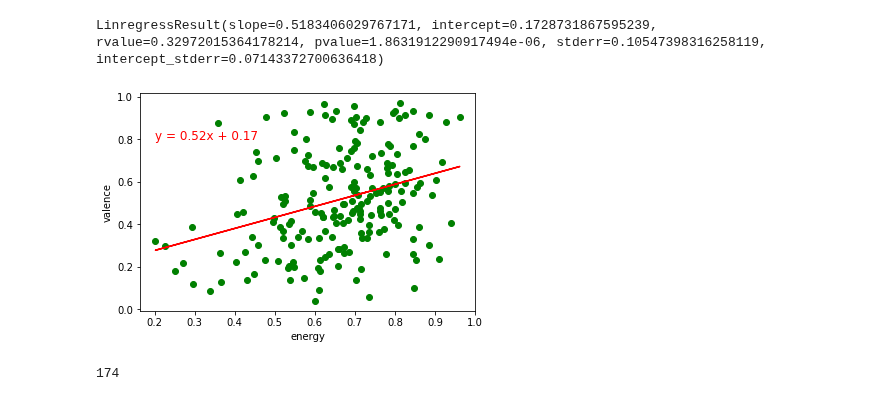
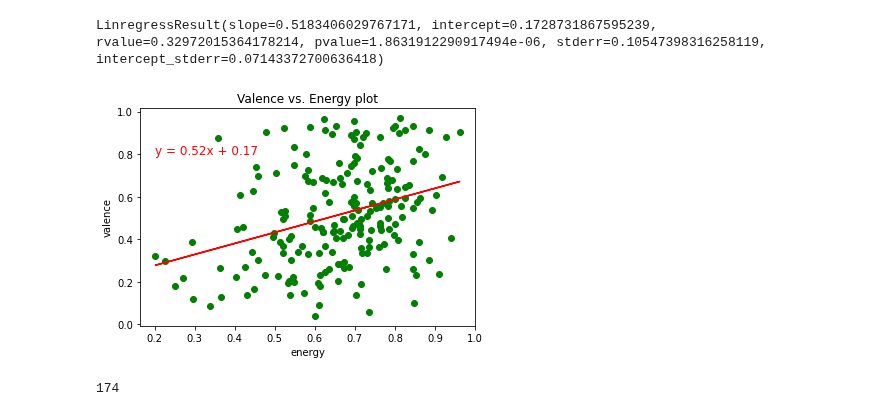
Before and after one commit to mbruns13/project_1_spotify, a Jupyter notebook: slone_spotify.ipynb, the cells around one changed output. Cells and saved outputs as stored; diff of their text form; code cells hidden in the pictures.

```diff
--- a/slone_spotify.ipynb
+++ b/slone_spotify.ipynb
@@ -243,29 +244,31 @@ enval_regress
 # %% [output]
 LinregressResult(slope=0.5183406029767171, intercept=0.1728731867595239, rvalue=0.32972015364178214, pvalue=1.8631912290917494e-06, stderr=0.10547398316258119, intercept_stderr=0.07143372700636418)
 # %%
-#plot valence and energy variables with best fit line, because there is a significant p value
+#plot valence and energy variables with best fit line, because this was my main area of interest
 #include y=mx+b on scatterplot
 xvalues = full_track_data['energy']
 yvalues = full_track_data['valence']
 
 (slope, intercept, rvalue, pvalue, stderr) = linregress(xvalues, yvalues)
 regress_values = xvalues * slope + intercept
 line_eq = "y = " + str(round(slope,2)) + "x + " + str(round(intercept,2))
 plt.annotate(line_eq,(0.2,0.8),fontsize=12,color="red")
 
 #plt.figure(figsize=(8, 6), dpi=80)
 plt.scatter(xvalues,yvalues, c='green')
 
 plt.plot(xvalues, regress_values, "r-")
 plt.xlabel('energy')
 plt.ylabel('valence')
+plt.title('Valence vs. Energy plot')
+
 #save the plot
-plt.savefig('valence_energy_plot4', dpi=300, bbox_inches='tight')
+plt.savefig('valence_energy_plotB', dpi=300, bbox_inches='tight')
 
 #show plot
 plt.show()
 # %% [output]
-[figure, old version]
+[figure, new version]
 # %%
 #calculate the mean and standard deviation of energy variable
 energy_mean = np.mean(energy)
```
Also changed, not shown: parts of 1 cell of this notebook, 6 other files.
